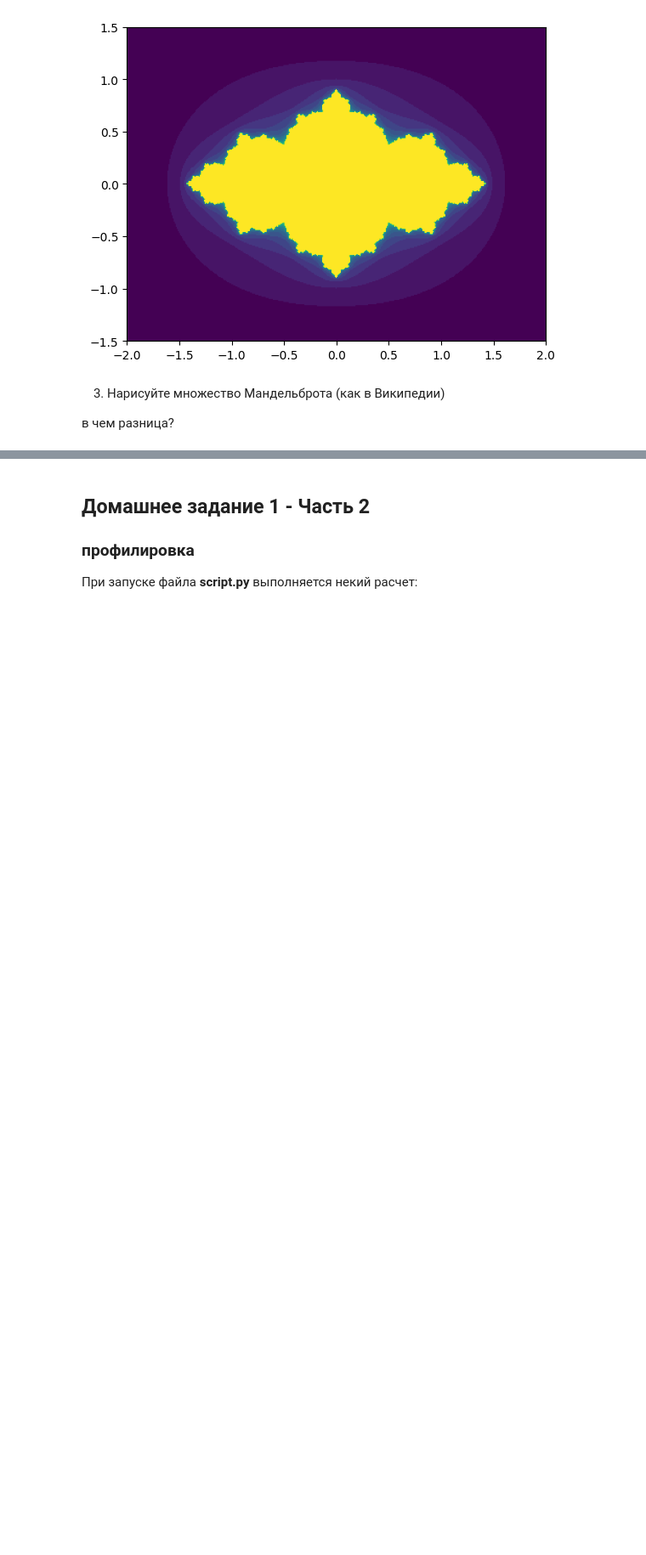
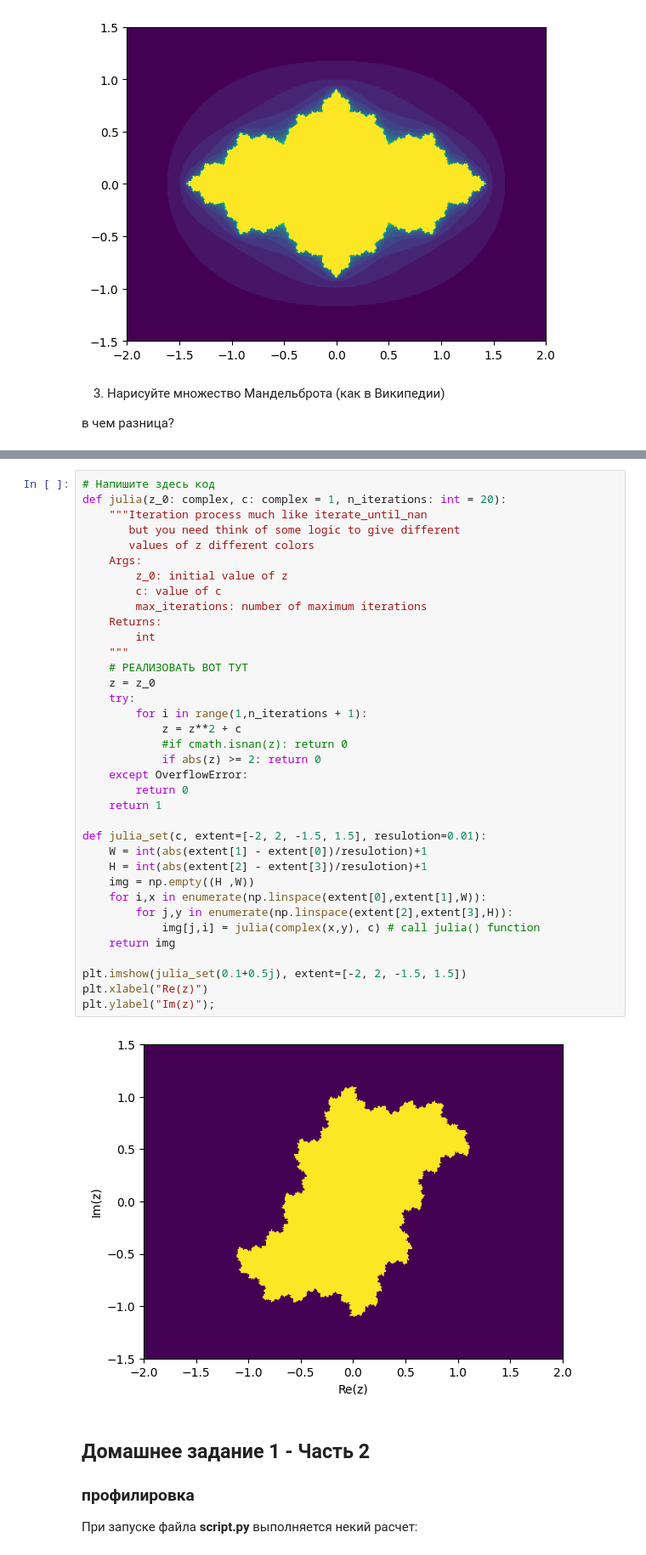
Before and after one commit to root-epifit/HPC_Sber_2025, a Jupyter notebook: Дз1_solution_IP.ipynb, the cells around one changed output, grey strips where cells are left out. Shown at 85% size. Cells and saved outputs as stored; diff of their text form; blank space fills up the shorter version.

```diff
--- a/Дз1_solution_IP.ipynb
+++ b/Дз1_solution_IP.ipynb
@@ -108,3 +104,41 @@ plt.ylabel("Im(z)");
+# %%
+# Напишите здесь код
+def julia(z_0: complex, c: complex = 1, n_iterations: int = 20):
+    """Iteration process much like iterate_until_nan
+       but you need think of some logic to give different
+       values of z different colors
+    Args:
+        z_0: initial value of z
+        c: value of c
+        max_iterations: number of maximum iterations
+    Returns:
+        int
+    """
+    # РЕАЛИЗОВАТЬ ВОТ ТУТ
+    z = z_0
+    try:
+        for i in range(1,n_iterations + 1):
+            z = z**2 + c
+            #if cmath.isnan(z): return 0
+            if abs(z) >= 2: return 0
+    except OverflowError:
+        return 0
+    return 1
+
+def julia_set(c, extent=[-2, 2, -1.5, 1.5], resulotion=0.01):
+    W = int(abs(extent[1] - extent[0])/resulotion)+1
+    H = int(abs(extent[2] - extent[3])/resulotion)+1
+    img = np.empty((H ,W))
+    for i,x in enumerate(np.linspace(extent[0],extent[1],W)):
+        for j,y in enumerate(np.linspace(extent[2],extent[3],H)):
+            img[j,i] = julia(complex(x,y), c) # call julia() function
+    return img
+
+plt.imshow(julia_set(0.1+0.5j), extent=[-2, 2, -1.5, 1.5])
+plt.xlabel("Re(z)")
+plt.ylabel("Im(z)");
+# %% [output]
+[figure, added]
 # %% [markdown]
 ## Домашнее задание 1 - Часть 2
 
```
Also changed, not shown: parts of 1 cell of this notebook.
